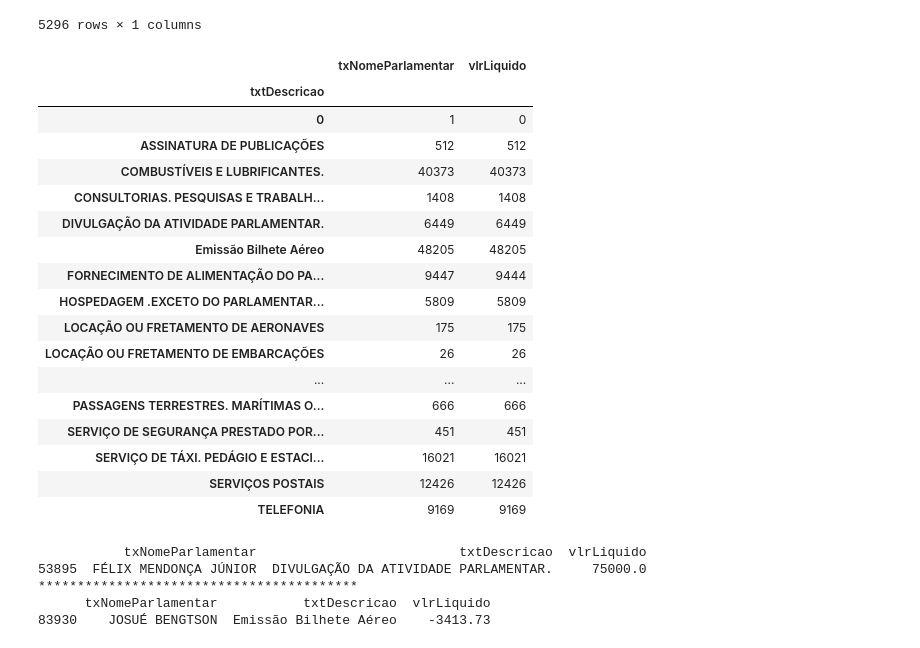
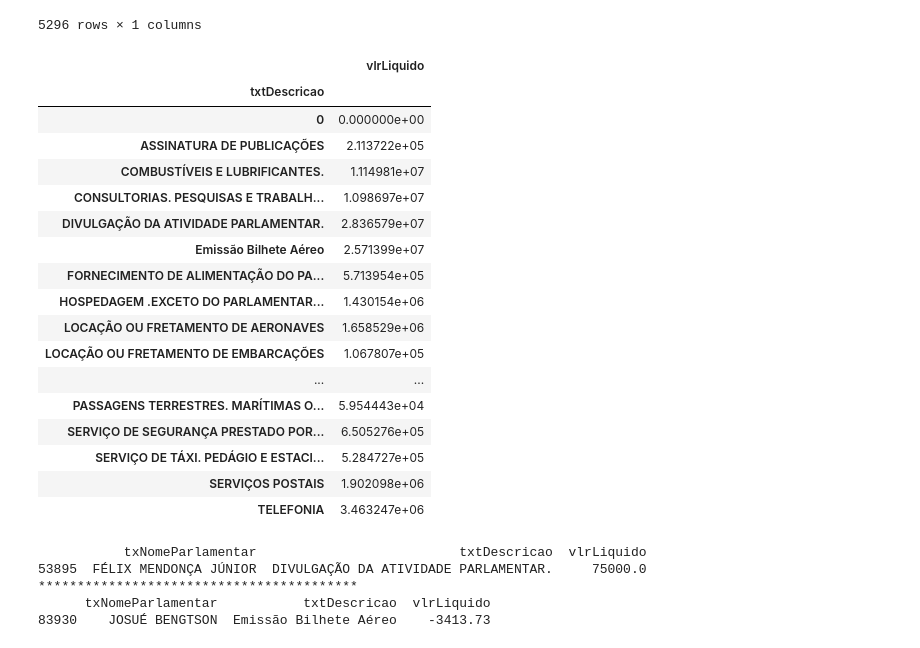
Before and after one commit to adrianosantospb/workdata2018, a Jupyter notebook: WordkData - Exemplo com Dados Abertos.ipynb, the cells around one changed output. Cells and saved outputs as stored; diff of their text form; code cells hidden in the pictures.

```diff
--- a/WordkData - Exemplo com Dados Abertos.ipynb
+++ b/WordkData - Exemplo com Dados Abertos.ipynb
@@ -160,26 +160,26 @@ df_deputados.pivot_table(
 5296 rows × 1 columns
 # %%
 # Conhecendo as categorias mais utilizadas por nossos representantes
-df_deputados.groupby('txtDescricao').count()
+df_deputados.groupby('txtDescricao').sum()
 # %% [output]
-|  | txNomeParlamentar | vlrLiquido |
-| txtDescricao |  |  |
-| 0 | 1 | 0 |
-| ASSINATURA DE PUBLICAÇÕES | 512 | 512 |
-| COMBUSTÍVEIS E LUBRIFICANTES. | 40373 | 40373 |
-| CONSULTORIAS. PESQUISAS E TRABALH... | 1408 | 1408 |
-| DIVULGAÇÃO DA ATIVIDADE PARLAMENTAR. | 6449 | 6449 |
-| Emissão Bilhete Aéreo | 48205 | 48205 |
-| FORNECIMENTO DE ALIMENTAÇÃO DO PA... | 9447 | 9444 |
-| HOSPEDAGEM .EXCETO DO PARLAMENTAR... | 5809 | 5809 |
-| LOCAÇÃO OU FRETAMENTO DE AERONAVES | 175 | 175 |
-| LOCAÇÃO OU FRETAMENTO DE EMBARCAÇÕES | 26 | 26 |
-| ... | ... | ... |
-| PASSAGENS TERRESTRES. MARÍTIMAS O... | 666 | 666 |
-| SERVIÇO DE SEGURANÇA PRESTADO POR... | 451 | 451 |
-| SERVIÇO DE TÁXI. PEDÁGIO E ESTACI... | 16021 | 16021 |
-| SERVIÇOS POSTAIS | 12426 | 12426 |
-| TELEFONIA | 9169 | 9169 |
+|  | vlrLiquido |
+| txtDescricao |  |
+| 0 | 0.000000e+00 |
+| ASSINATURA DE PUBLICAÇÕES | 2.113722e+05 |
+| COMBUSTÍVEIS E LUBRIFICANTES. | 1.114981e+07 |
+| CONSULTORIAS. PESQUISAS E TRABALH... | 1.098697e+07 |
+| DIVULGAÇÃO DA ATIVIDADE PARLAMENTAR. | 2.836579e+07 |
+| Emissão Bilhete Aéreo | 2.571399e+07 |
+| FORNECIMENTO DE ALIMENTAÇÃO DO PA... | 5.713954e+05 |
+| HOSPEDAGEM .EXCETO DO PARLAMENTAR... | 1.430154e+06 |
+| LOCAÇÃO OU FRETAMENTO DE AERONAVES | 1.658529e+06 |
+| LOCAÇÃO OU FRETAMENTO DE EMBARCAÇÕES | 1.067807e+05 |
+| ... | ... |
+| PASSAGENS TERRESTRES. MARÍTIMAS O... | 5.954443e+04 |
+| SERVIÇO DE SEGURANÇA PRESTADO POR... | 6.505276e+05 |
+| SERVIÇO DE TÁXI. PEDÁGIO E ESTACI... | 5.284727e+05 |
+| SERVIÇOS POSTAIS | 1.902098e+06 |
+| TELEFONIA | 3.463247e+06 |
 # %%
 # Quem gastou mais
 print(df_deputados[df_deputados.vlrLiquido == df_deputados['vlrLiquido'].max()]
```
